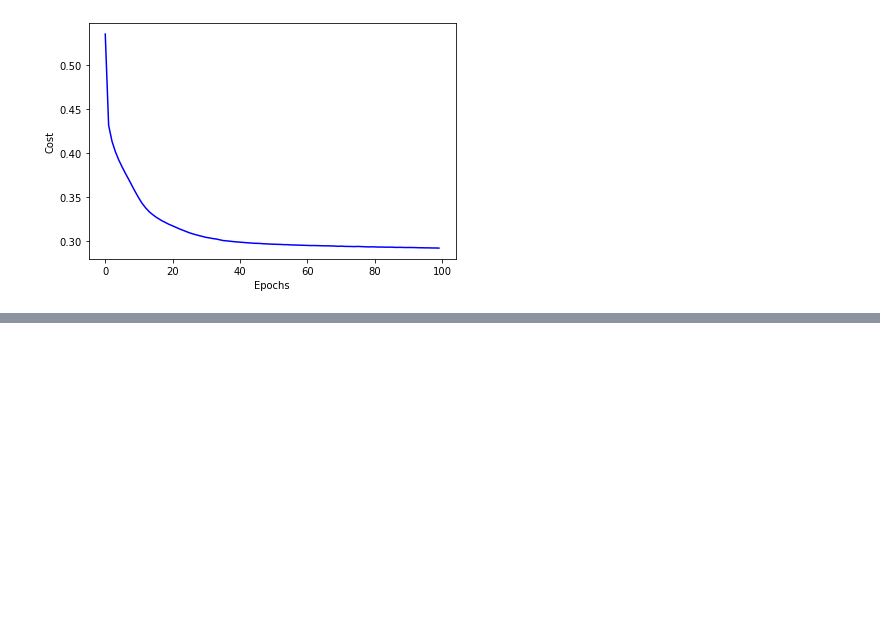
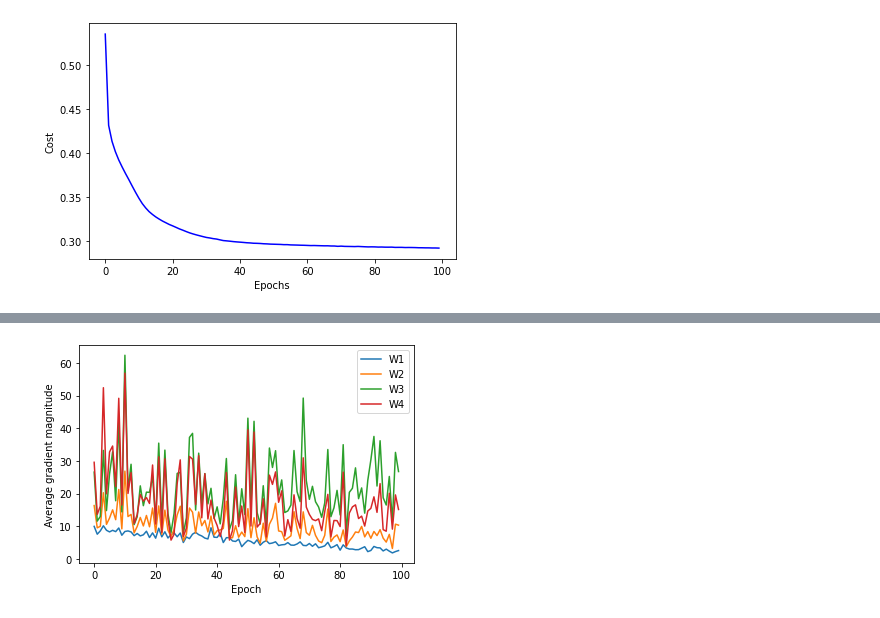
Before and after one commit to lukedemaio/MLLab04, a Jupyter notebook: Lab4.ipynb, the cells around one changed output, grey strips where cells are left out. Saved outputs shown, nothing was run; the diff lists cells and outputs as text; code cells hidden in the pictures; blank space fills up the shorter version.

```diff
--- a/Lab4.ipynb
+++ b/Lab4.ipynb
@@ -1075,0 +867,13 @@ As you can see from the three Multi Layer Perceptrons, the average magnitudes of
+# %%
+ax = plt.subplot(1,1,1)
+plt.plot(abs(nn_4mcg.grad_W1_[:]), label='W1')
+plt.plot(abs(nn_4mcg.grad_W2_[:]), label='W2')
+plt.plot(abs(nn_4mcg.grad_W3_[:]), label='W3')
+plt.plot(abs(nn_4mcg.grad_W4_[:]), label='W4')
+
+plt.legend()
+plt.ylabel('Average gradient magnitude')
+plt.xlabel('Epoch')
+plt.show()
+# %% [output]
+[figure, added]
```
Also changed, not shown: parts of 38 cells of this notebook.
